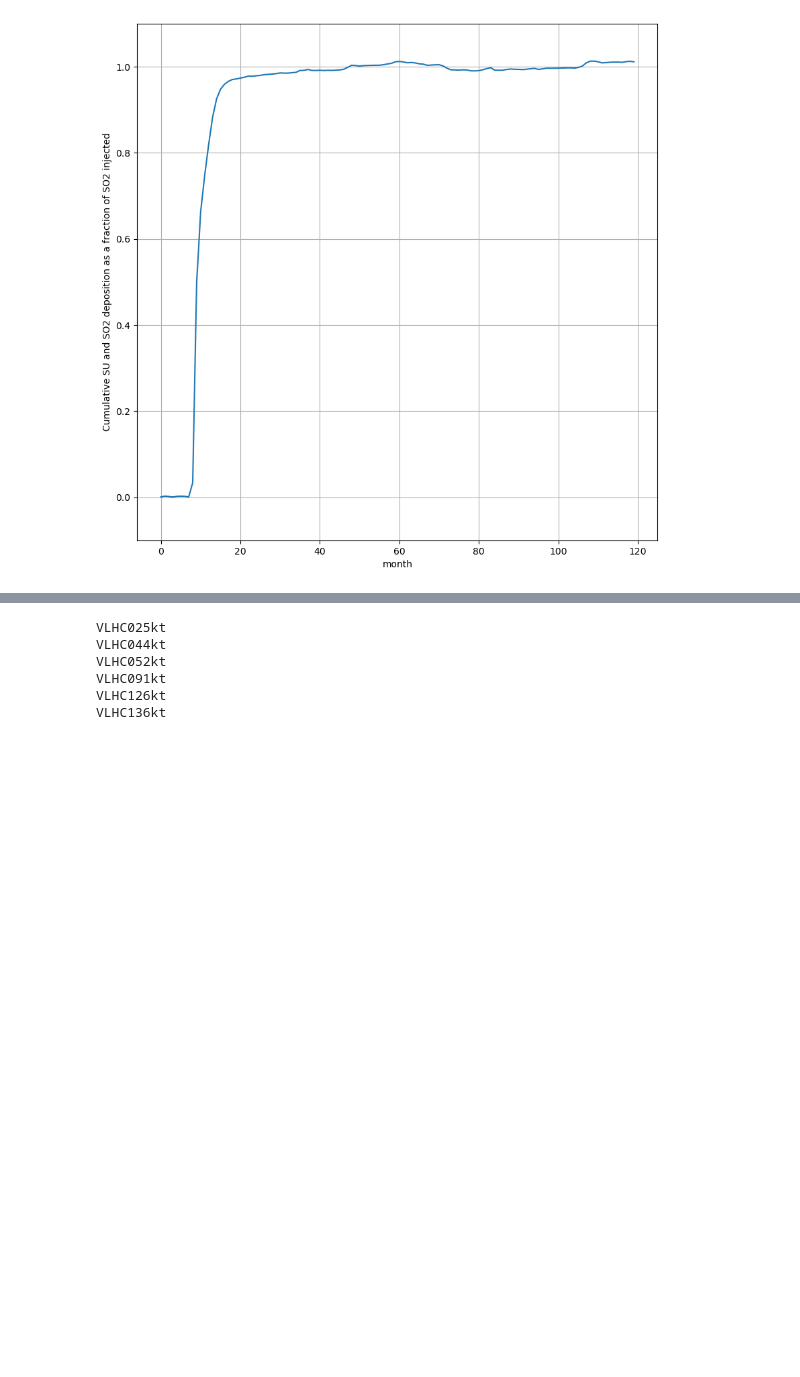
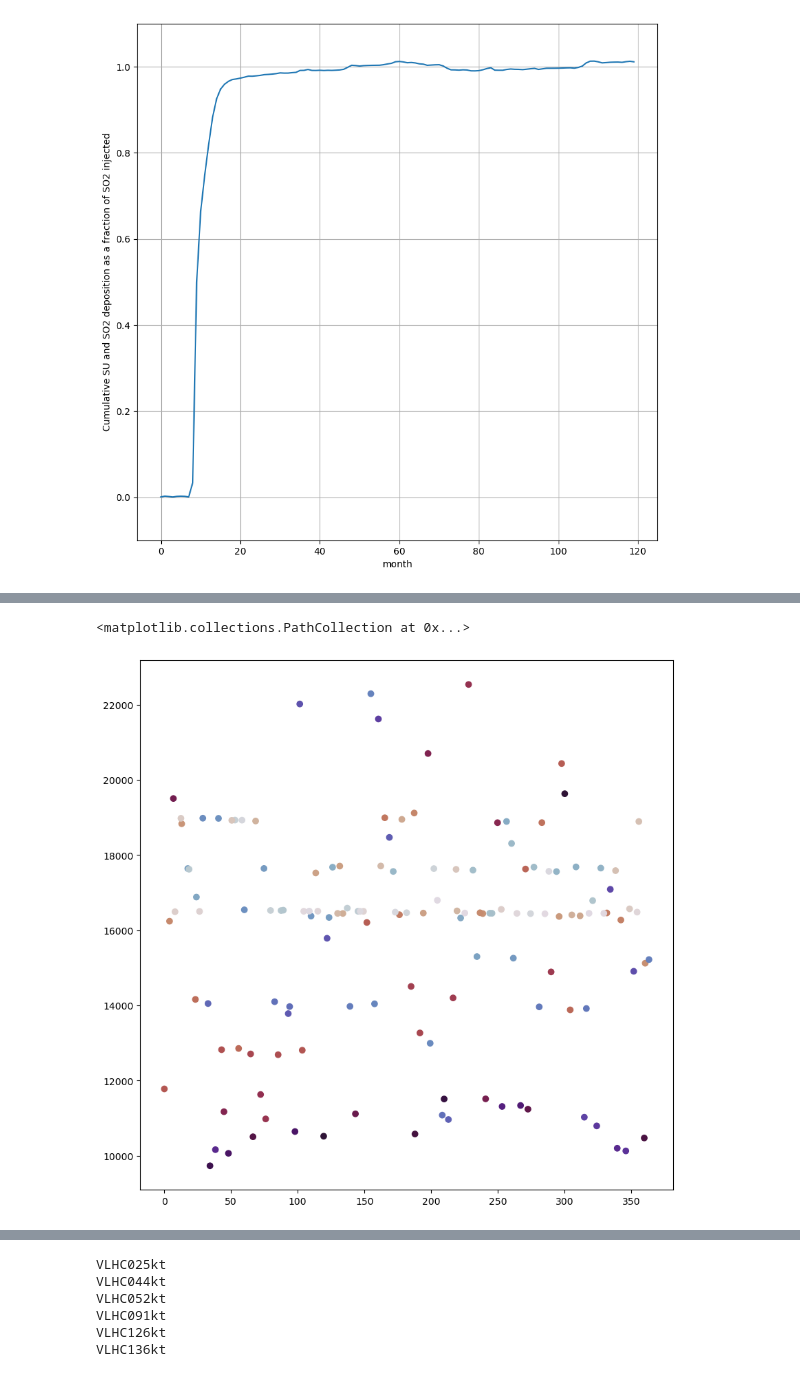
Before and after one commit to malcolmmaas/volcano, a Jupyter notebook: plotting.ipynb, the cells around one changed output, grey strips where cells are left out. Saved outputs shown, nothing was run; the diff lists cells and outputs as text; code cells hidden in the pictures; blank space fills up the shorter version.

```diff
--- a/plotting.ipynb
+++ b/plotting.ipynb
@@ -388,22 +422,0 @@ VLHC140kt
-# %%
-test = netCDF4.Dataset('timeseries/VLHC001kt/MON.aijVLHC001kt.nc')
-
-def julian_to_month(julian_day):
-    months = [
-        (1, 31), (2, 28), (3, 31), (4, 30), (5, 31), (6, 30),
-        (7, 31), (8, 31), (9, 30), (10, 31), (11, 30), (12, 31)
-    ]
-
-    for month, days in months:
-        if julian_day <= days:
-            return month
-        julian_day -= days
-
-df['month'] = list(map(lambda x: julian_to_month(x), df['julday']))
-
-def find_stratosphere(lon, lat, month):
-    ptrop = test['ptrop'][:]
-    ttrop = test['ttrop'][:]
-
-
-df['month'] = list(map(lambda x: julian_to_month(x), df['julday']))
@@ -423,0 +523,5 @@ df['month'] = list(map(lambda x: julian_to_month(x), df['julday']))
+# %%
+plt.scatter(df['julday'], df['tropopause'], c=df['latitude'], cmap='twilight_shifted')
+# %% [output]
+<matplotlib.collections.PathCollection at 0x...>
+[figure, added]
```
Also changed, not shown: parts of 38 cells of this notebook.
